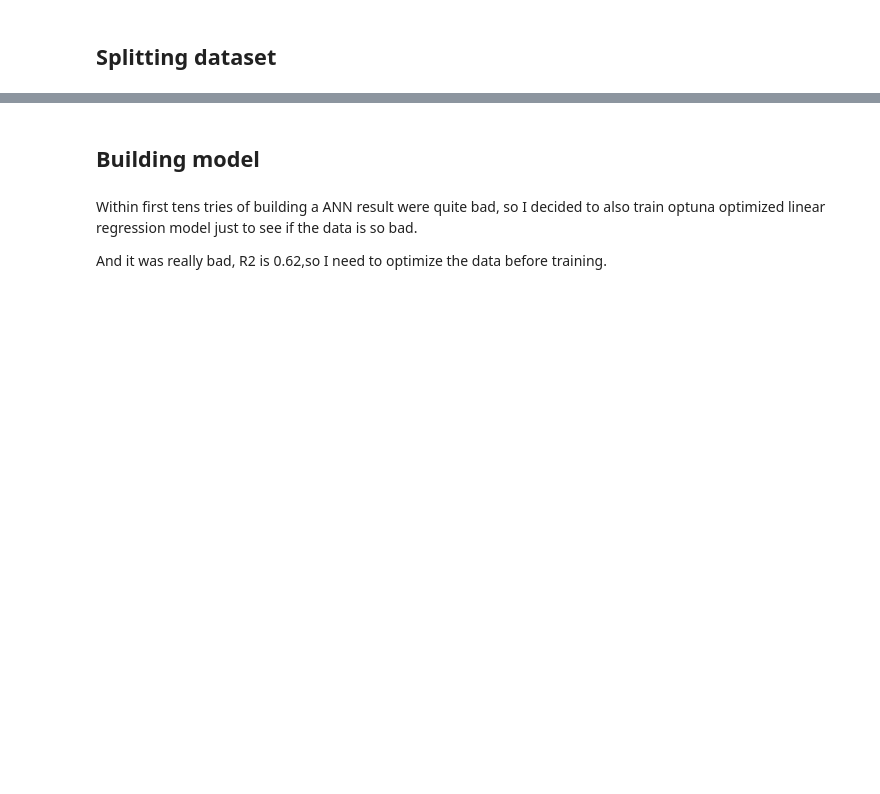
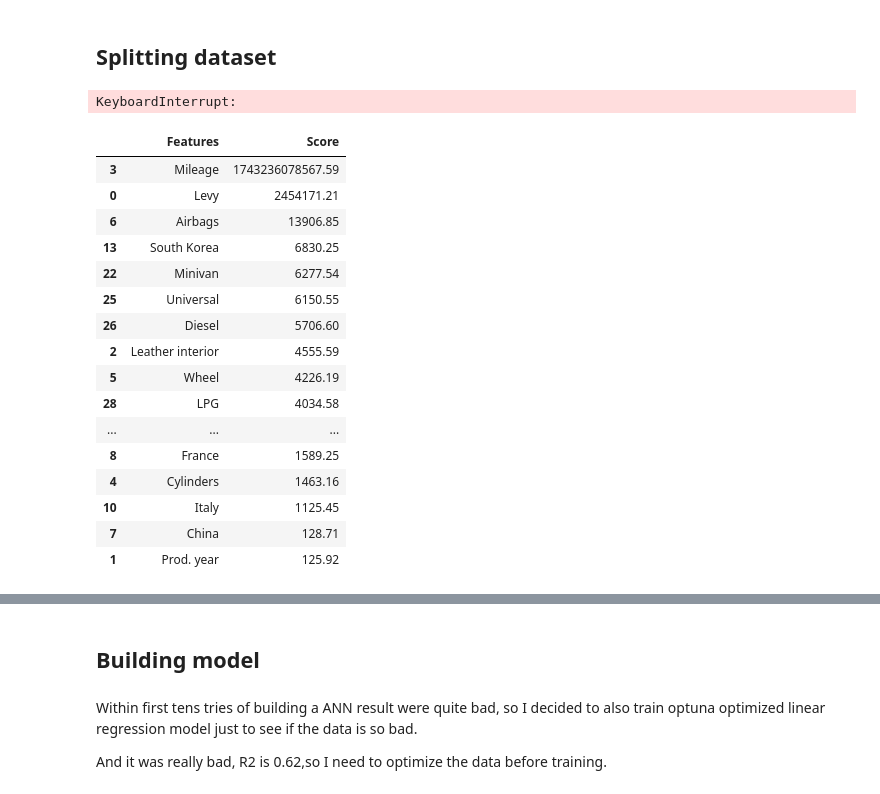
Before and after one commit to KirSobolev/Deep-Learning, a Jupyter notebook: ex1/ex1.ipynb, the cells around one changed output, grey strips where cells are left out. Saved outputs shown, nothing was run; the diff lists cells and outputs as text; code cells hidden in the pictures; blank space fills up the shorter version.

```diff
--- a/ex1/ex1.ipynb
+++ b/ex1/ex1.ipynb
@@ -307,3 +340,70 @@ y = df['Price']
 X_train, X_temp, y_train, y_temp = train_test_split(X, y, test_size=0.3, random_state=42)
 # Split the testing data, half for validation and half for testing
 X_val, X_test, y_val, y_test = train_test_split(X_temp, y_temp, test_size=0.5, random_state=42)
+# %%
+
+# pip install skfeature-chappers
+from skfeature.function.similarity_based import fisher_score
+
+# get the fisher's score rankings
+ranks = fisher_score.fisher_score(X.values, y.values)
+
+# create a pandas DataFrame for easier interpretation
+feat_importances = pd.Series(ranks, X.columns)
+feat_importances.plot(kind='barh')
+
+# how to interpret -> low score means the effect of this field is not large in the dataset
+# => typically means other columns in the dataset have similar correlations,
+# therefore making this particular column not so useful since other columns
+# already fill this role for this correlation
+
+# Fisher's score studies the variance of the data -> statistical significance
+# %% [output]
+KeyboardInterrupt:
+# %%
+from sklearn.feature_selection import SelectKBest
+from sklearn.feature_selection import chi2
+
+# convert all continuous variables to integer,
+# and convert all negative numbers to 0
+X_cat = X.astype(int)
+X_cat = X_cat.clip(lower=0)
+
+# initialize chi2 and SelectKBest
+# Note: chi2 -test is a very common test
+# in statistics and quantitative analysis
+# basically it studies the data whether variables are related
+# or independent of each other
+chi_2_features = SelectKBest(chi2, k=len(X_cat.columns))
+
+# fit our data to the SelectKBest
+best_features = chi_2_features.fit(X_cat,y.astype(int))
+
+# use decimal format in table print later
+pd.options.display.float_format = '{:.2f}'.format
+
+# wrap it up, and show the results
+# the higher the score, the more effect that column has on price
+df_features = pd.DataFrame(best_features.scores_)
+df_columns = pd.DataFrame(X_cat.columns)
+f_scores = pd.concat([df_columns,df_features],axis=1)
+f_scores.columns = ['Features','Score']
+f_scores.sort_values(by='Score',ascending=False)
+# %% [output]
+|  | Features | Score |
+| 3 | Mileage | 1743236078567.59 |
+| 0 | Levy | 2454171.21 |
+| 6 | Airbags | 13906.85 |
+| 13 | South Korea | 6830.25 |
+| 22 | Minivan | 6277.54 |
+| 25 | Universal | 6150.55 |
+| 26 | Diesel | 5706.60 |
+| 2 | Leather interior | 4555.59 |
+| 5 | Wheel | 4226.19 |
+| 28 | LPG | 4034.58 |
+| ... | ... | ... |
+| 8 | France | 1589.25 |
+| 4 | Cylinders | 1463.16 |
+| 10 | Italy | 1125.45 |
+| 7 | China | 128.71 |
+| 1 | Prod. year | 125.92 |
```
Also changed, not shown: parts of 24 cells of this notebook, 1 other file.
